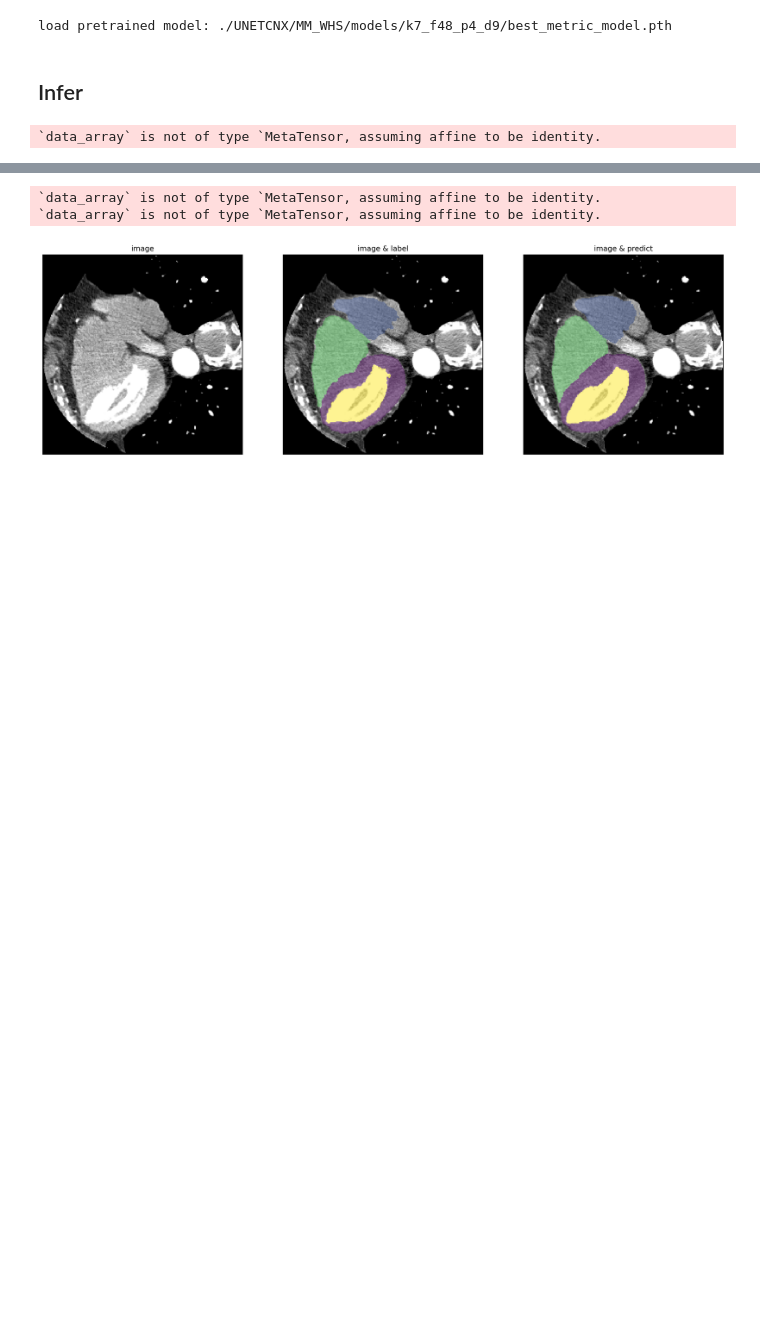
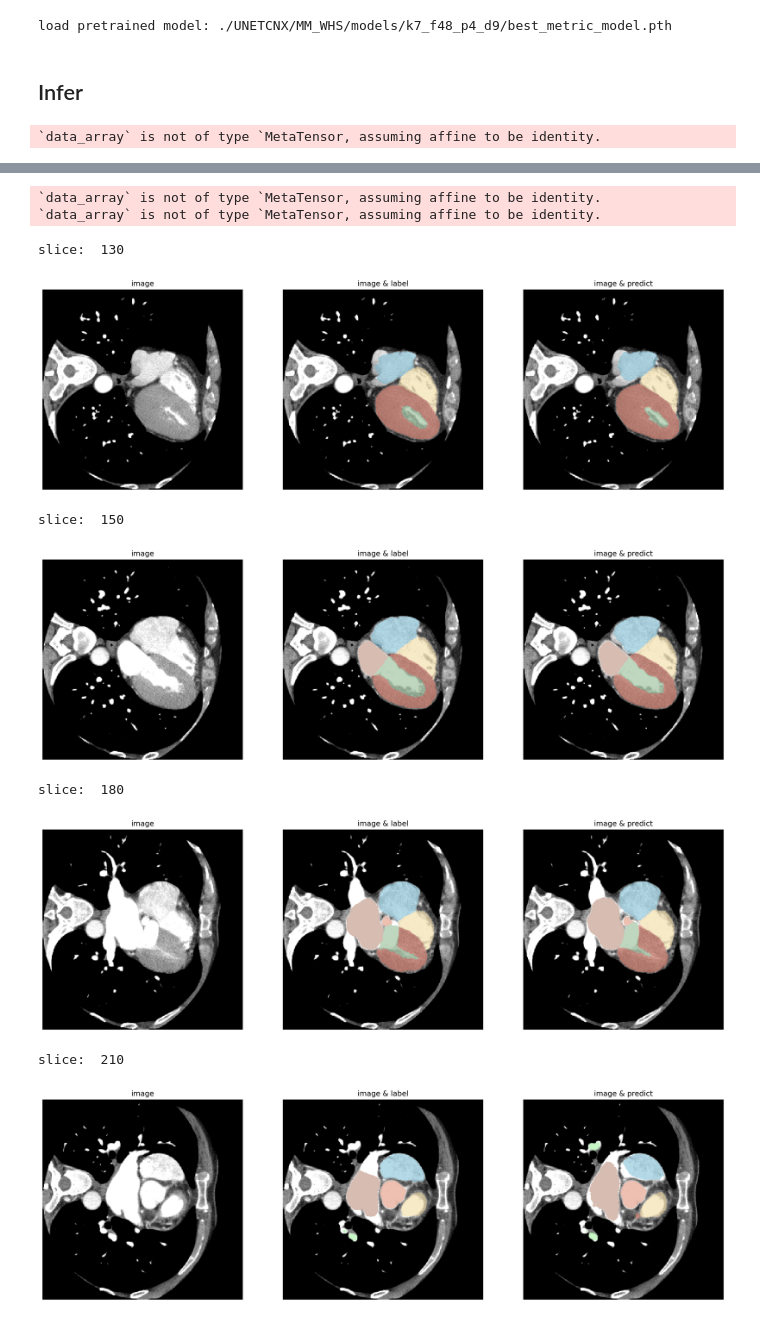
Before and after one commit to conflick0/CardiacSeg, a Jupyter notebook: UNETCNX/MM_WHS/infer.ipynb, the cells around one changed output, grey strips where cells are left out. Drawn from its saved outputs; the diff is of its cells as text; code cells hidden in the pictures; blank space fills up the shorter version.

```diff
--- a/UNETCNX/MM_WHS/infer.ipynb
+++ b/UNETCNX/MM_WHS/infer.ipynb
@@ -135,7 +136,7 @@ class Config:
 
 class MMWHSConfig(Config):
   use_crop_foreground = True
-  pid = '1020'
+  pid = '1019'
   infer_dir = os.path.join(Config.infer_dir, f'MM_WHS_2017/{pid}')
   img_pth = os.path.join(Config.root_dir, f'dataset/MM_WHS_2017/ct_train/ct_train_{pid}_image.nii.gz')
   lbl_pth = os.path.join(Config.root_dir, f'dataset/MM_WHS_2017/ct_train/ct_train_{pid}_label.nii.gz')
@@ -185,6 +186,12 @@ if config.__name__ == 'MMWHSConfig':
             ToTensord(keys=["image", "label"]),
         ]
     )
+    post_transforms = Compose([
+        Orientationd(keys=["pred"], axcodes="LAS"),
+        ToNumpyd(keys="pred"),
+        Restored(keys=["pred"], ref_image="image"),
+        BoundingBoxd(keys="pred", result="result", bbox="bbox")
+    ])
 else:
     pre_transforms = Compose([
         LoadImaged(keys=["image"]),
@@ -201,13 +208,12 @@ else:
         AddChanneld(keys=["image"]),
         ToTensord(keys=["image"]),
     ])
-
-post_transforms = Compose([
-    Orientationd(keys=["pred"], axcodes="LPS"),
-    ToNumpyd(keys="pred"),
-    Restored(keys=["pred"], ref_image="image"),
-    BoundingBoxd(keys="pred", result="result", bbox="bbox")
-])
+    post_transforms = Compose([
+        Orientationd(keys=["pred"], axcodes="LPS"),
+        ToNumpyd(keys="pred"),
+        Restored(keys=["pred"], ref_image="image"),
+        BoundingBoxd(keys="pred", result="result", bbox="bbox")
+    ])
 # %% [markdown]
 ## Check data shape and visualize
 # %%
@@ -632,33 +690,47 @@ def show_img(img, pred, lbl=None):
 # %%
 output_data = {}
 if config.__name__ == 'MMWHSConfig':
     tmp_data = pre_transforms(data_dict)
     tmp_data['pred'] = data['image'][0]
     tmp_data = post_transforms(tmp_data)
     output_data['image'] = tmp_data['pred']
     output_data['image_meta_dict'] = tmp_data['pred_meta_dict']
 
     tmp_data2 = pre_transforms(data_dict)
     tmp_data2['pred'] = data['label'][0]
     tmp_data2 = post_transforms(tmp_data2)
     output_data['label'] = tmp_data2['pred']
     output_data['label_meta_dict'] = tmp_data2['pred_meta_dict']
 
     output_data['pred'] = data['pred']
     output_data['pred_meta_dict'] = data['pred_meta_dict']
 
-    show_img(output_data['image'][:,:,120], output_data['pred'][:,:,120], output_data['label'][:,:,120])
+    print('slice: ', 130)
+    show_img(output_data['image'][:,:,130], output_data['pred'][:,:,130], output_data['label'][:,:,130])
+    print('slice: ', 150)
+    show_img(output_data['image'][:,:,150], output_data['pred'][:,:,150], output_data['label'][:,:,150])
+    print('slice: ', 180)
+    show_img(output_data['image'][:,:,180], output_data['pred'][:,:,180], output_data['label'][:,:,180])
+    print('slice: ', 210)
+    show_img(output_data['image'][:,:,210], output_data['pred'][:,:,210], output_data['label'][:,:,210])
 
 else:
     img = LoadImaged(keys=["image"])(data_dict)['image']
     output_data['pred'] = data['pred']
     output_data['pred_meta_dict'] = data['pred_meta_dict']
 
     show_img(img[:,:,80], output_data['pred'][:,:,80])
 # %% [output]
 `data_array` is not of type `MetaTensor, assuming affine to be identity.
 `data_array` is not of type `MetaTensor, assuming affine to be identity.
+slice:  130
-[figure, old version]
+[figure, new version]
+slice:  150
+[figure, added]
+slice:  180
+[figure, added]
+slice:  210
+[figure, added]
 # %%
 def save_img(img, img_meta_dict, pth):
     writer = NibabelWriter()
```
Also changed, not shown: parts of 7 cells of this notebook, 16 other files.
